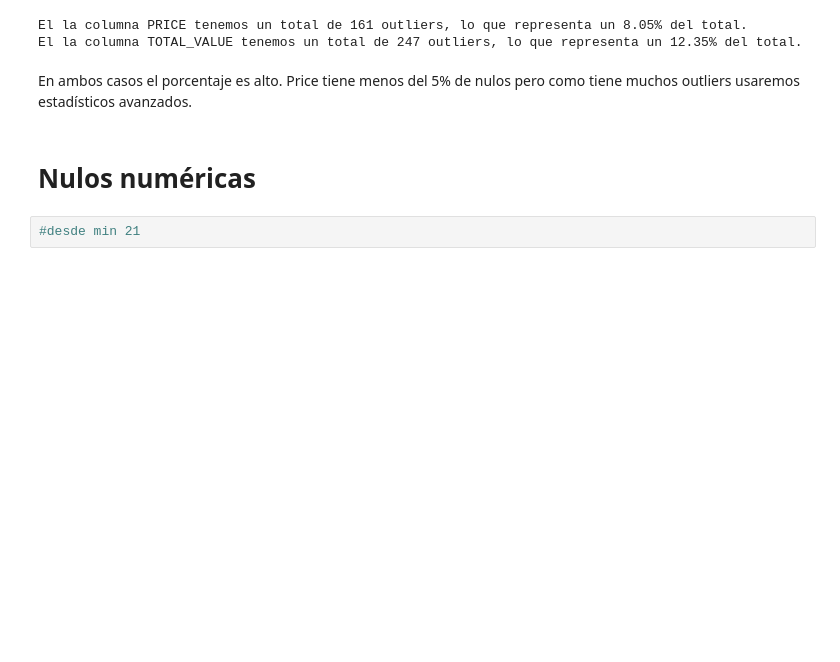
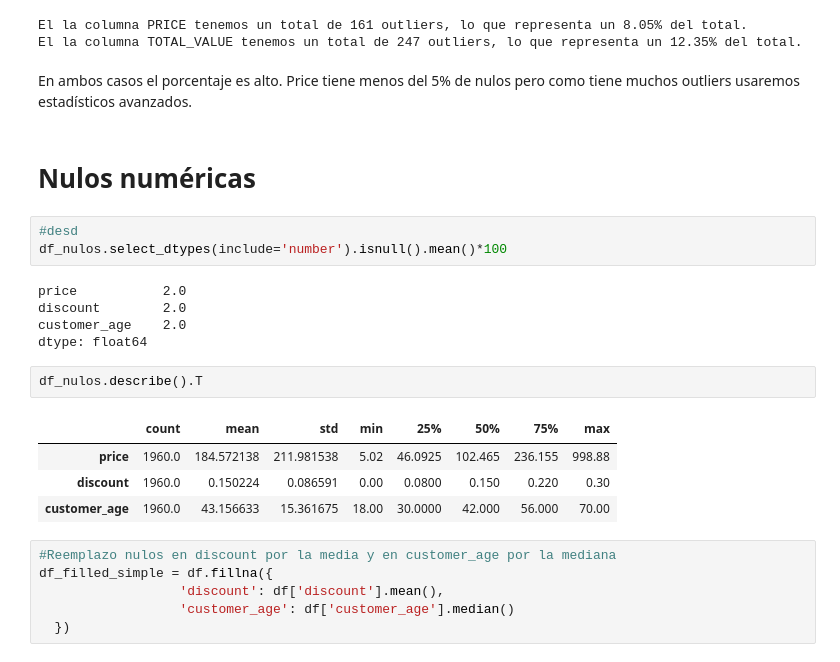
Before and after one commit to IGA-0658/amazon_abtesting, a Jupyter notebook: notebooks/03.nulos.ipynb, the cells around one changed output. Drawn from its saved outputs; the diff is of its cells as text; blank space fills up the shorter version.

Commit message:
No Nulos

```diff
--- a/notebooks/03.nulos.ipynb
+++ b/notebooks/03.nulos.ipynb
@@ -318,4 +320,23 @@ Price tiene menos del 5% de nulos pero como tiene muchos outliers usaremos estad
 # %% [markdown]
 # Nulos numéricas
 # %%
-#desde min 21
+#desd
+df_nulos.select_dtypes(include='number').isnull().mean()*100
+# %% [output]
+price           2.0
+discount        2.0
+customer_age    2.0
+dtype: float64
+# %%
+df_nulos.describe().T
+# %% [output]
+|  | count | mean | std | min | 25% | 50% | 75% | max |
+| price | 1960.0 | 184.572138 | 211.981538 | 5.02 | 46.0925 | 102.465 | 236.155 | 998.88 |
+| discount | 1960.0 | 0.150224 | 0.086591 | 0.00 | 0.0800 | 0.150 | 0.220 | 0.30 |
+| customer_age | 1960.0 | 43.156633 | 15.361675 | 18.00 | 30.0000 | 42.000 | 56.000 | 70.00 |
+# %%
+#Reemplazo nulos en discount por la media y en customer_age por la mediana
+df_filled_simple = df.fillna({
+                  'discount': df['discount'].mean(),
+                  'customer_age': df['customer_age'].median()
+  })
```
Also changed, not shown: parts of 14 cells of this notebook, 1 other file.
